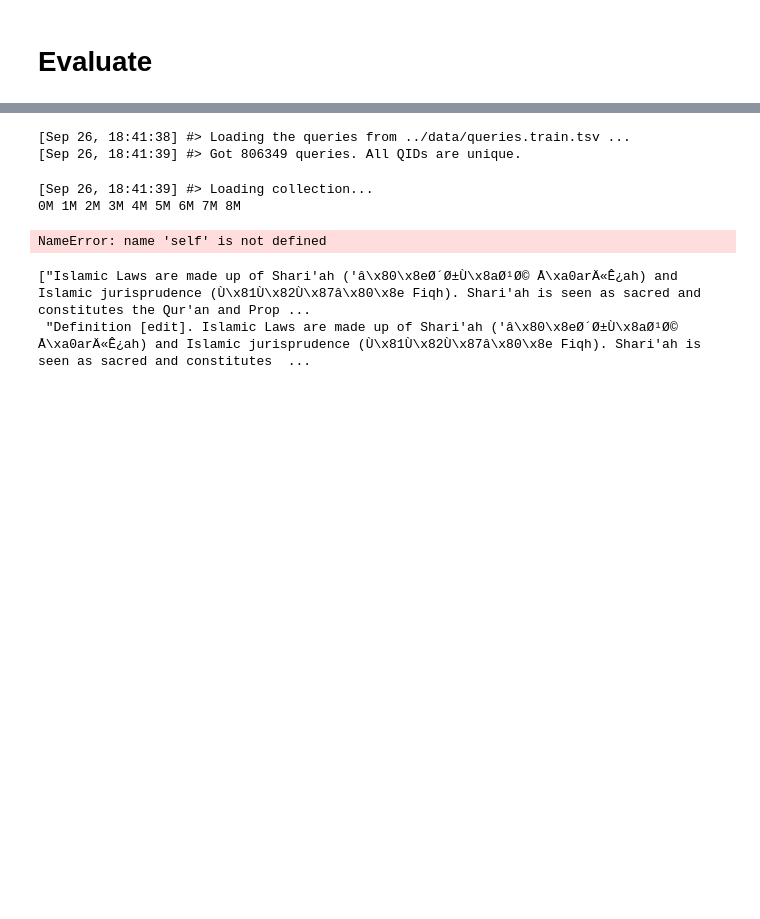
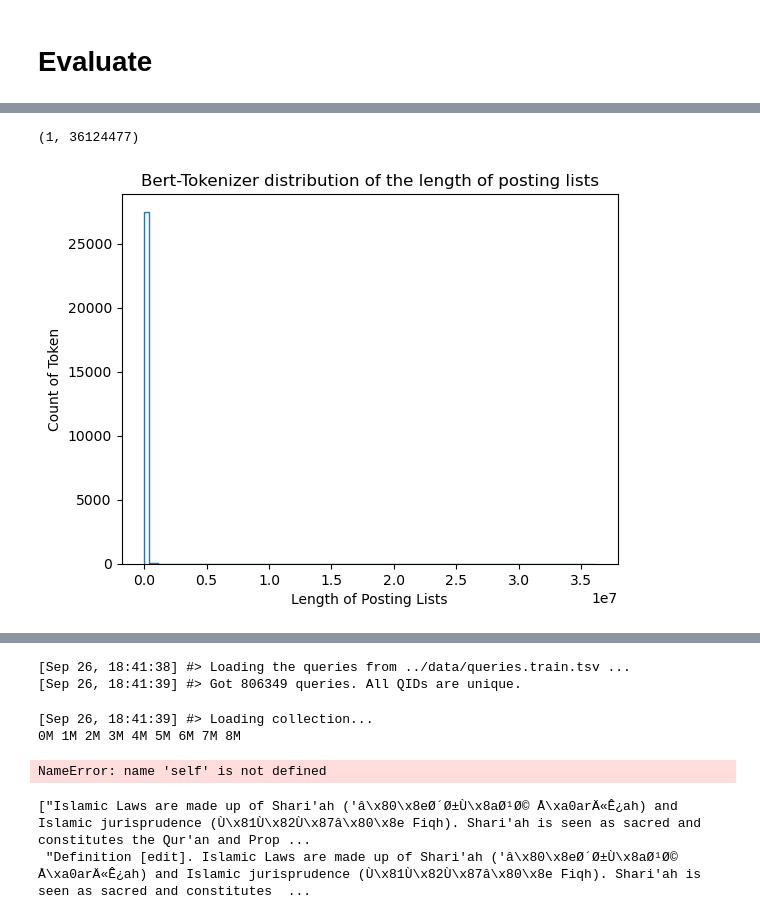
Before and after one commit to Ngo-Kevin/splade-colBERT, a Jupyter notebook: ColBERT/retraining_attempt.ipynb, the cells around one changed output, grey strips where cells are left out. Cells and saved outputs as stored; diff of their text form; code cells hidden in the pictures; blank space fills up the shorter version.

```diff
--- a/ColBERT/retraining_attempt.ipynb
+++ b/ColBERT/retraining_attempt.ipynb
@@ -316,0 +683,3 @@ AssertionError
+# %%
+from colbert.data import Collection
+collection = Collection.cast(config.collection)
@@ -316,0 +701,2 @@ AssertionError
+# %%
+batches = collection.enumerate_batches(rank=config.rank)
@@ -316,0 +715,14 @@ AssertionError
+# %%
+inverted_index = defaultdict(list)
+
+for chunk_idx, offset, passages in tqdm(batches, disable=config.rank > 0):
+    text_batches, reverse_indices = checkpoint.doc_tokenizer.tensorize(passages, bsize=config.bsize)
+
+    returned_text = [text for batch in text_batches for text in batch[0]]
+    returned_text = [returned_text[idx] for idx in reverse_indices.tolist()]
+    for chunk_loc_idx, token_id_list in enumerate(returned_text):
+        cur_pid = chunk_loc_idx+offset
+        for token_id in token_id_list.tolist():
+            inverted_index[token_id].append(cur_pid)
+            if token_id == 102: break
+    print("[{}] {}".format(datetime.datetime.now().strftime("%b %d, %H:%M:%S"), chunk_idx))
@@ -316,0 +747,11 @@ AssertionError
+# %%
+count_ii = {k:len(v) for k,v in inverted_index.items()}
+# %% [output]
+(1, 36124477)
+# %%
+plt.title(r'Bert-Tokenizer distribution of the length of posting lists')
+plt.xlabel('Length of Posting Lists')
+plt.ylabel('Count of Token')
+plt.hist(count_ii.values(), bins=100, histtype='step');
+# %% [output]
+[figure, added]
```
Also changed, not shown: parts of 119 cells of this notebook, 26 other files.
